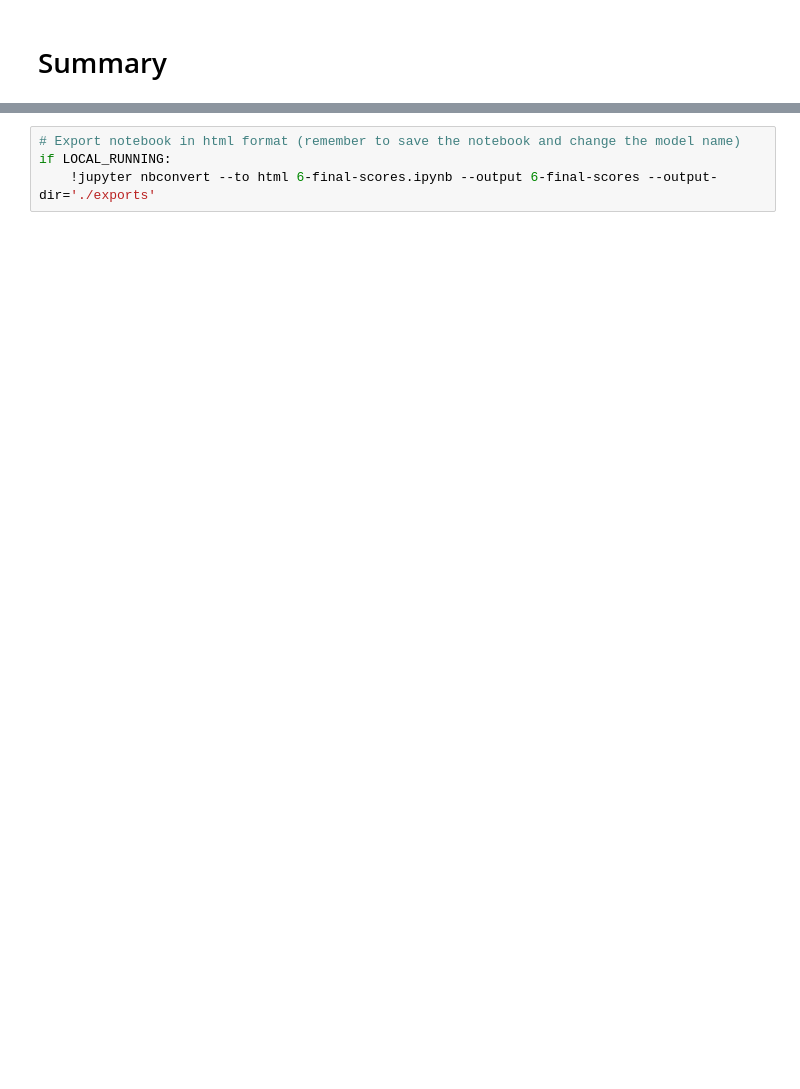
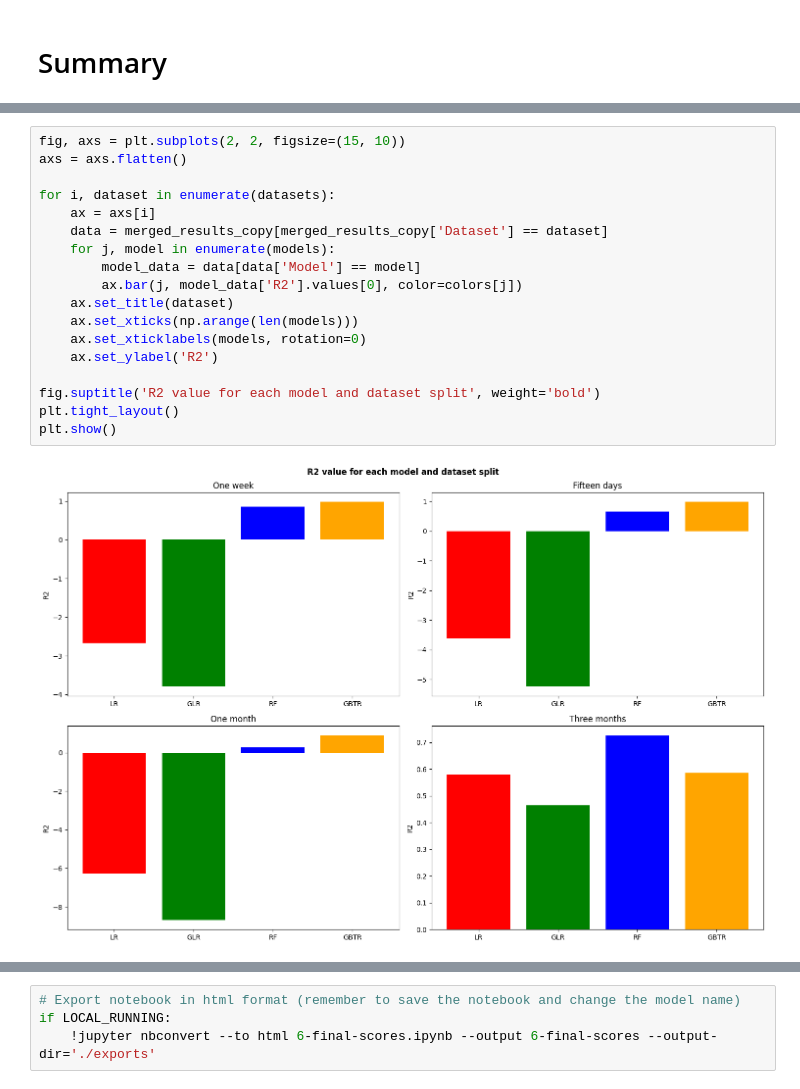
Before and after one commit to CorsiDanilo/bitcoin-price-prediction-with-pyspark, a Jupyter notebook: notebooks/6-final-scores.ipynb, the cells around one changed output, grey strips where cells are left out. Drawn from its saved outputs; the diff is of its cells as text; blank space fills up the shorter version.

```diff
--- a/notebooks/6-final-scores.ipynb
+++ b/notebooks/6-final-scores.ipynb
@@ -698,0 +832,20 @@ adv_scatter_plot(test_accuracy, "Accuracy", "Model", "Dataset", "Accuracy for ea
+# %%
+fig, axs = plt.subplots(2, 2, figsize=(15, 10))
+axs = axs.flatten()
+
+for i, dataset in enumerate(datasets):
+    ax = axs[i]
+    data = merged_results_copy[merged_results_copy['Dataset'] == dataset]
+    for j, model in enumerate(models):
+        model_data = data[data['Model'] == model]
+        ax.bar(j, model_data['R2'].values[0], color=colors[j])
+    ax.set_title(dataset)
+    ax.set_xticks(np.arange(len(models)))
+    ax.set_xticklabels(models, rotation=0)
+    ax.set_ylabel('R2')
+
+fig.suptitle('R2 value for each model and dataset split', weight='bold')
+plt.tight_layout()
+plt.show()
+# %% [output]
+[figure, added]
```
Also changed, not shown: parts of 50 cells of this notebook, 1 other file.
